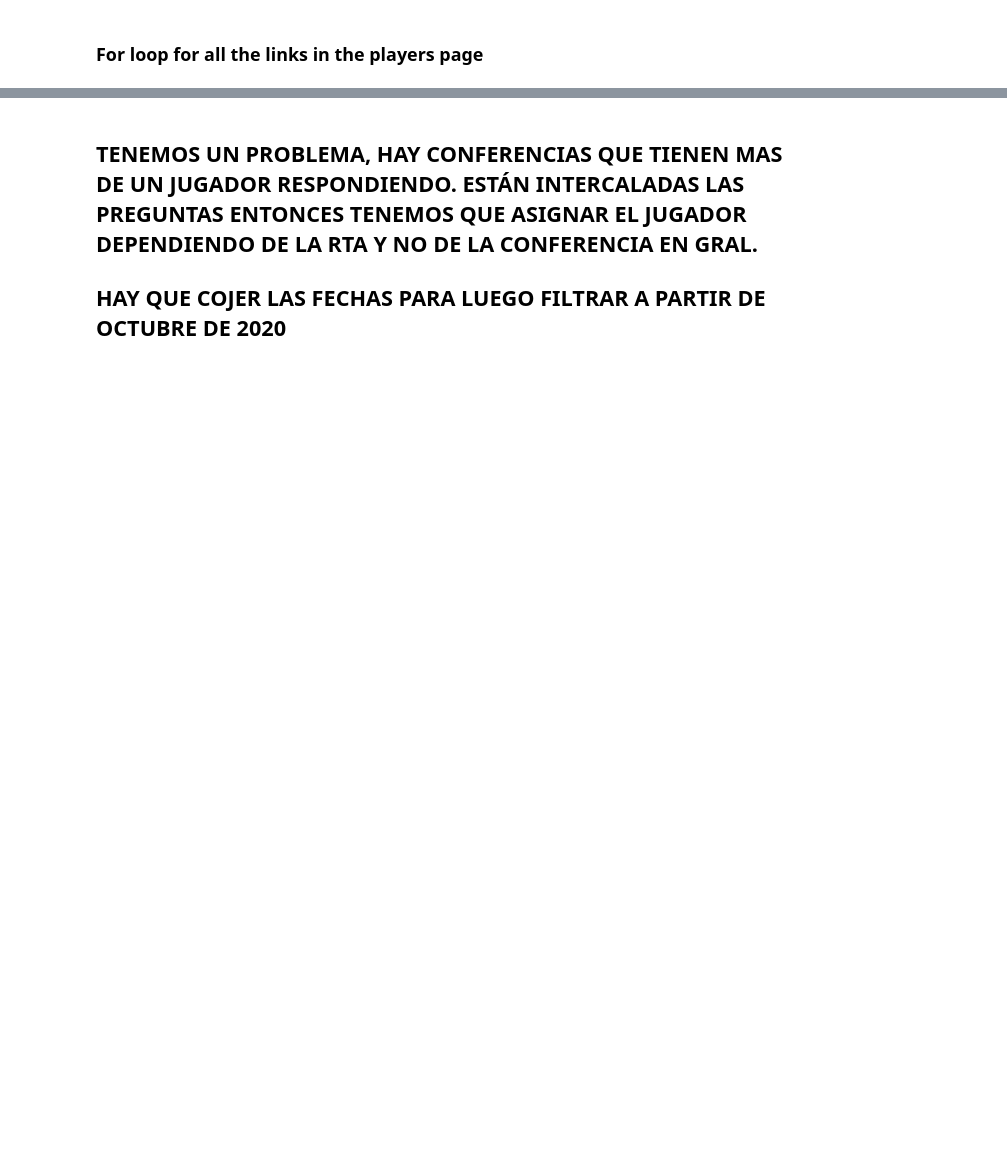
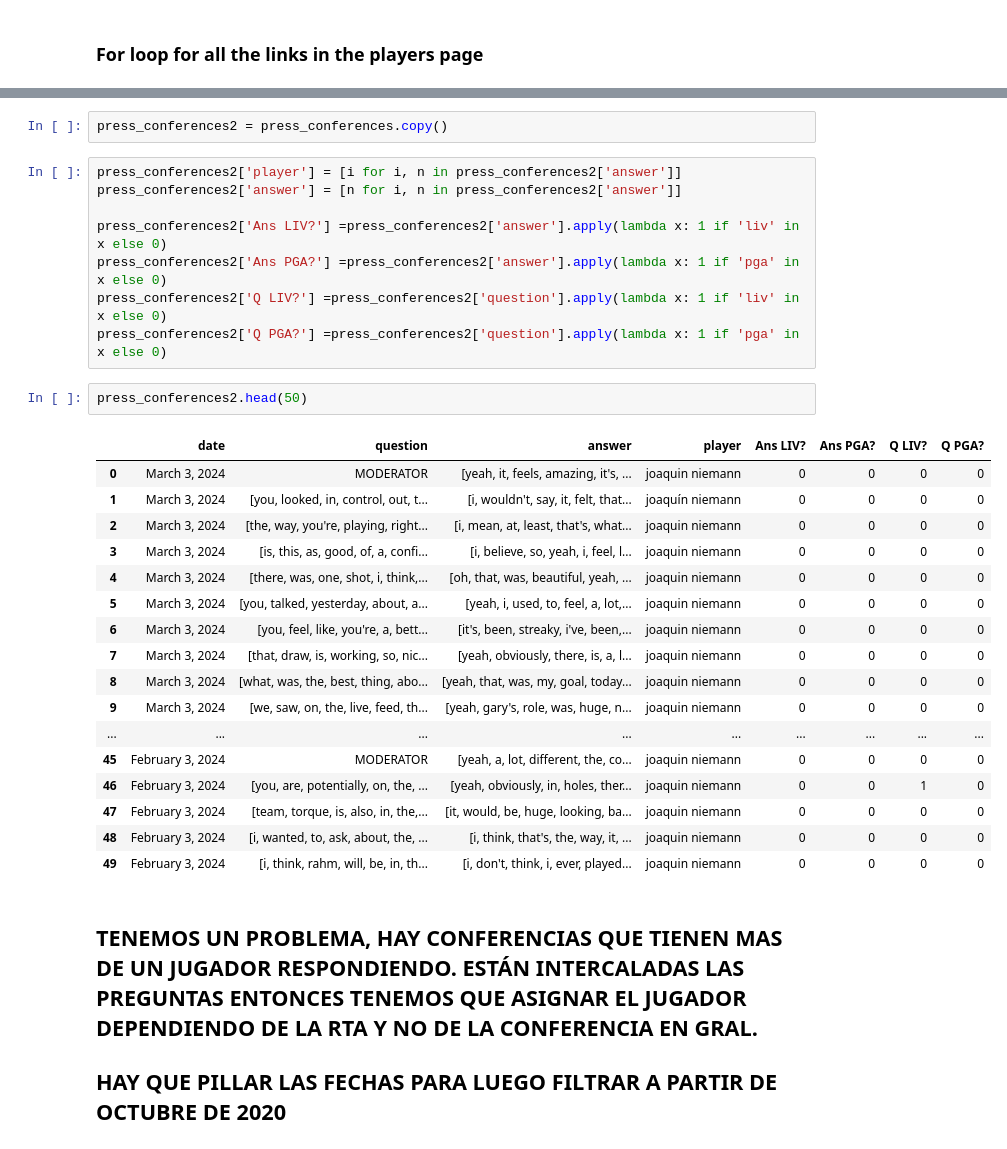
Before and after one commit to mgallon235/pga_liv, a Jupyter notebook: Golf_scraper_Hannes.ipynb, the cells around one changed output, grey strips where cells are left out. Drawn from its saved outputs; the diff is of its cells as text; blank space fills up the shorter version.

```diff
--- a/Golf_scraper_Hannes.ipynb
+++ b/Golf_scraper_Hannes.ipynb
@@ -240,4 +247,34 @@ U.S. AMATEUR CHAMPIONSHIP        August 14, 2017         Joaquin Niemann
+# %%
+press_conferences2 = press_conferences.copy()
+# %%
+press_conferences2['player'] = [i for i, n in press_conferences2['answer']]
+press_conferences2['answer'] = [n for i, n in press_conferences2['answer']]
+
+press_conferences2['Ans LIV?'] =press_conferences2['answer'].apply(lambda x: 1 if 'liv' in x else 0)
+press_conferences2['Ans PGA?'] =press_conferences2['answer'].apply(lambda x: 1 if 'pga' in x else 0)
+press_conferences2['Q LIV?'] =press_conferences2['question'].apply(lambda x: 1 if 'liv' in x else 0)
+press_conferences2['Q PGA?'] =press_conferences2['question'].apply(lambda x: 1 if 'pga' in x else 0)
+# %%
+press_conferences2.head(50)
+# %% [output]
+|  | date | question | answer | player | Ans LIV? | Ans PGA? | Q LIV? | Q PGA? |
+| 0 | March 3, 2024 | MODERATOR | [yeah, it, feels, amazing, it's, ... | joaquin niemann | 0 | 0 | 0 | 0 |
+| 1 | March 3, 2024 | [you, looked, in, control, out, t... | [i, wouldn't, say, it, felt, that... | joaquín niemann | 0 | 0 | 0 | 0 |
+| 2 | March 3, 2024 | [the, way, you're, playing, right... | [i, mean, at, least, that's, what... | joaquin niemann | 0 | 0 | 0 | 0 |
+| 3 | March 3, 2024 | [is, this, as, good, of, a, confi... | [i, believe, so, yeah, i, feel, l... | joaquin niemann | 0 | 0 | 0 | 0 |
+| 4 | March 3, 2024 | [there, was, one, shot, i, think,... | [oh, that, was, beautiful, yeah, ... | joaquin niemann | 0 | 0 | 0 | 0 |
+| 5 | March 3, 2024 | [you, talked, yesterday, about, a... | [yeah, i, used, to, feel, a, lot,... | joaquin niemann | 0 | 0 | 0 | 0 |
+| 6 | March 3, 2024 | [you, feel, like, you're, a, bett... | [it's, been, streaky, i've, been,... | joaquin niemann | 0 | 0 | 0 | 0 |
+| 7 | March 3, 2024 | [that, draw, is, working, so, nic... | [yeah, obviously, there, is, a, l... | joaquin niemann | 0 | 0 | 0 | 0 |
+| 8 | March 3, 2024 | [what, was, the, best, thing, abo... | [yeah, that, was, my, goal, today... | joaquin niemann | 0 | 0 | 0 | 0 |
+| 9 | March 3, 2024 | [we, saw, on, the, live, feed, th... | [yeah, gary's, role, was, huge, n... | joaquin niemann | 0 | 0 | 0 | 0 |
+| ... | ... | ... | ... | ... | ... | ... | ... | ... |
+| 45 | February 3, 2024 | MODERATOR | [yeah, a, lot, different, the, co... | joaquin niemann | 0 | 0 | 0 | 0 |
+| 46 | February 3, 2024 | [you, are, potentially, on, the, ... | [yeah, obviously, in, holes, ther... | joaquin niemann | 0 | 0 | 1 | 0 |
+| 47 | February 3, 2024 | [team, torque, is, also, in, the,... | [it, would, be, huge, looking, ba... | joaquin niemann | 0 | 0 | 0 | 0 |
+| 48 | February 3, 2024 | [i, wanted, to, ask, about, the, ... | [i, think, that's, the, way, it, ... | joaquin niemann | 0 | 0 | 0 | 0 |
+| 49 | February 3, 2024 | [i, think, rahm, will, be, in, th... | [i, don't, think, i, ever, played... | joaquin niemann | 0 | 0 | 0 | 0 |
 # %% [markdown]
 ## TENEMOS UN PROBLEMA, HAY CONFERENCIAS QUE TIENEN MAS DE UN JUGADOR RESPONDIENDO. ESTÁN INTERCALADAS LAS PREGUNTAS ENTONCES TENEMOS QUE ASIGNAR EL JUGADOR DEPENDIENDO DE LA RTA Y NO DE LA CONFERENCIA EN GRAL.
 
-## HAY QUE COJER LAS FECHAS PARA LUEGO FILTRAR A PARTIR DE OCTUBRE DE 2020
+## HAY QUE PILLAR LAS FECHAS PARA LUEGO FILTRAR A PARTIR DE OCTUBRE DE 2020
```
Also changed, not shown: parts of 14 cells of this notebook.
